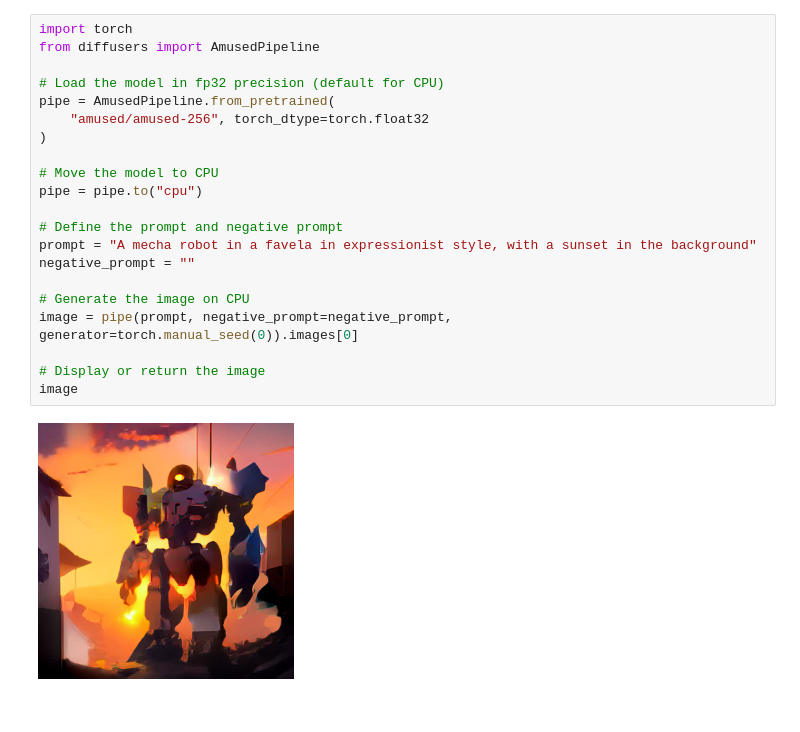
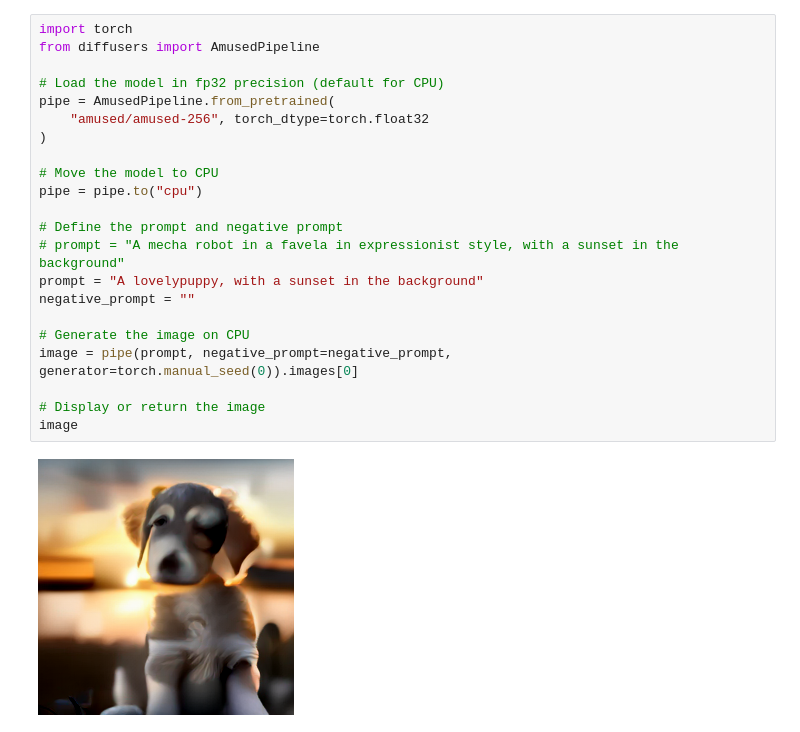
Before and after one commit to shilpasngh/Media-Insight, a Jupyter notebook: model_notebooks/aMUSEd.ipynb, the cells around one changed output. Saved outputs shown, nothing was run; the diff lists cells and outputs as text.

```diff
--- a/model_notebooks/aMUSEd.ipynb
+++ b/model_notebooks/aMUSEd.ipynb
@@ -1,23 +1,24 @@
 # %%
 import torch
 from diffusers import AmusedPipeline
 
 # Load the model in fp32 precision (default for CPU)
 pipe = AmusedPipeline.from_pretrained(
     "amused/amused-256", torch_dtype=torch.float32
 )
 
 # Move the model to CPU
 pipe = pipe.to("cpu")
 
 # Define the prompt and negative prompt
-prompt = "A mecha robot in a favela in expressionist style, with a sunset in the background"
+# prompt = "A mecha robot in a favela in expressionist style, with a sunset in the background"
+prompt = "A lovelypuppy, with a sunset in the background"
 negative_prompt = ""
 
 # Generate the image on CPU
 image = pipe(prompt, negative_prompt=negative_prompt, generator=torch.manual_seed(0)).images[0]
 
 # Display or return the image
 image
 # %% [output]
-[figure, old version]
+[figure, new version]
```
